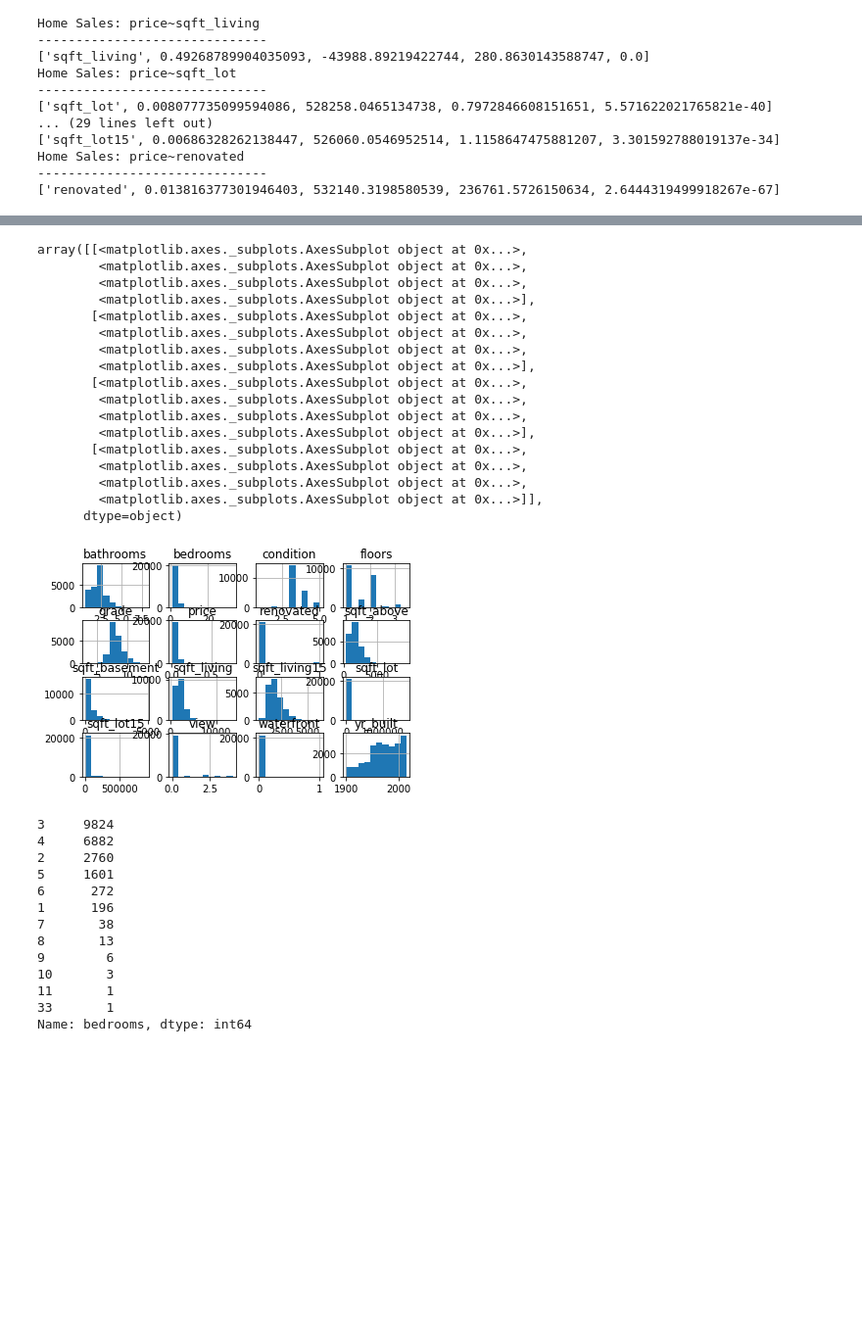
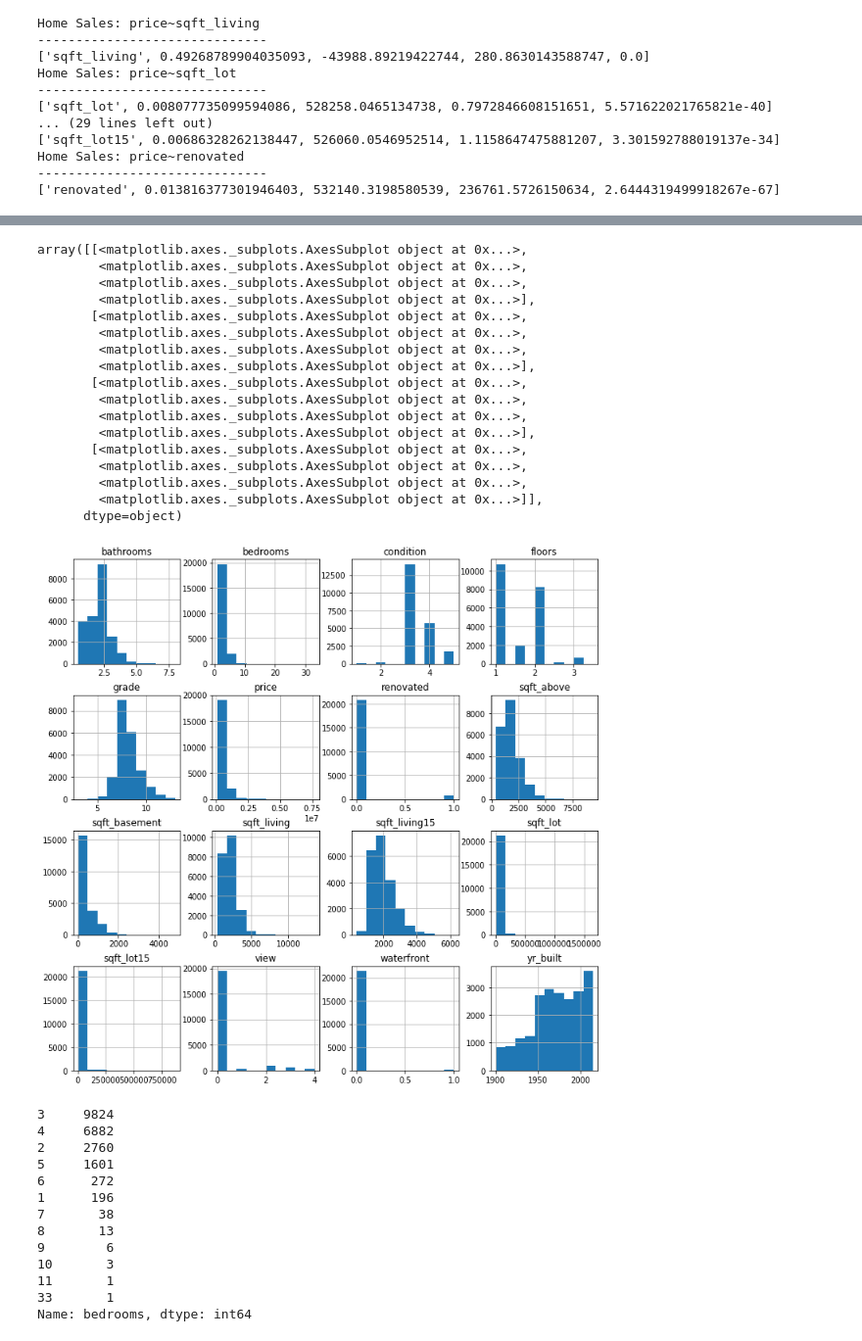
Before and after one commit to KanwalArora029/King-County-Sales-Analysis, a Jupyter notebook: student2.ipynb, the cells around one changed output, grey strips where cells are left out. Shown: that part at 98% size. Saved outputs shown, nothing was run; the diff lists cells and outputs as text; code cells hidden in the pictures; blank space fills up the shorter version.

```diff
--- a/student2.ipynb
+++ b/student2.ipynb
@@ -261,24 +250,24 @@ while i <= (int(len(df.drop('price', axis=1).columns))):
 # %%
-df.hist()
+df.hist(figsize=(12,12))
 # %% [output]
 array([[<matplotlib.axes._subplots.AxesSubplot object at 0x...>,
         <matplotlib.axes._subplots.AxesSubplot object at 0x...>,
         <matplotlib.axes._subplots.AxesSubplot object at 0x...>,
         <matplotlib.axes._subplots.AxesSubplot object at 0x...>],
        [<matplotlib.axes._subplots.AxesSubplot object at 0x...>,
         <matplotlib.axes._subplots.AxesSubplot object at 0x...>,
         <matplotlib.axes._subplots.AxesSubplot object at 0x...>,
         <matplotlib.axes._subplots.AxesSubplot object at 0x...>],
        [<matplotlib.axes._subplots.AxesSubplot object at 0x...>,
         <matplotlib.axes._subplots.AxesSubplot object at 0x...>,
         <matplotlib.axes._subplots.AxesSubplot object at 0x...>,
         <matplotlib.axes._subplots.AxesSubplot object at 0x...>],
        [<matplotlib.axes._subplots.AxesSubplot object at 0x...>,
         <matplotlib.axes._subplots.AxesSubplot object at 0x...>,
         <matplotlib.axes._subplots.AxesSubplot object at 0x...>,
         <matplotlib.axes._subplots.AxesSubplot object at 0x...>]],
       dtype=object)
-[figure, old version]
+[figure, new version]
 # %%
 df.bedrooms.value_counts()
 # %% [output]
```
Also changed, not shown: parts of 54 cells of this notebook.
